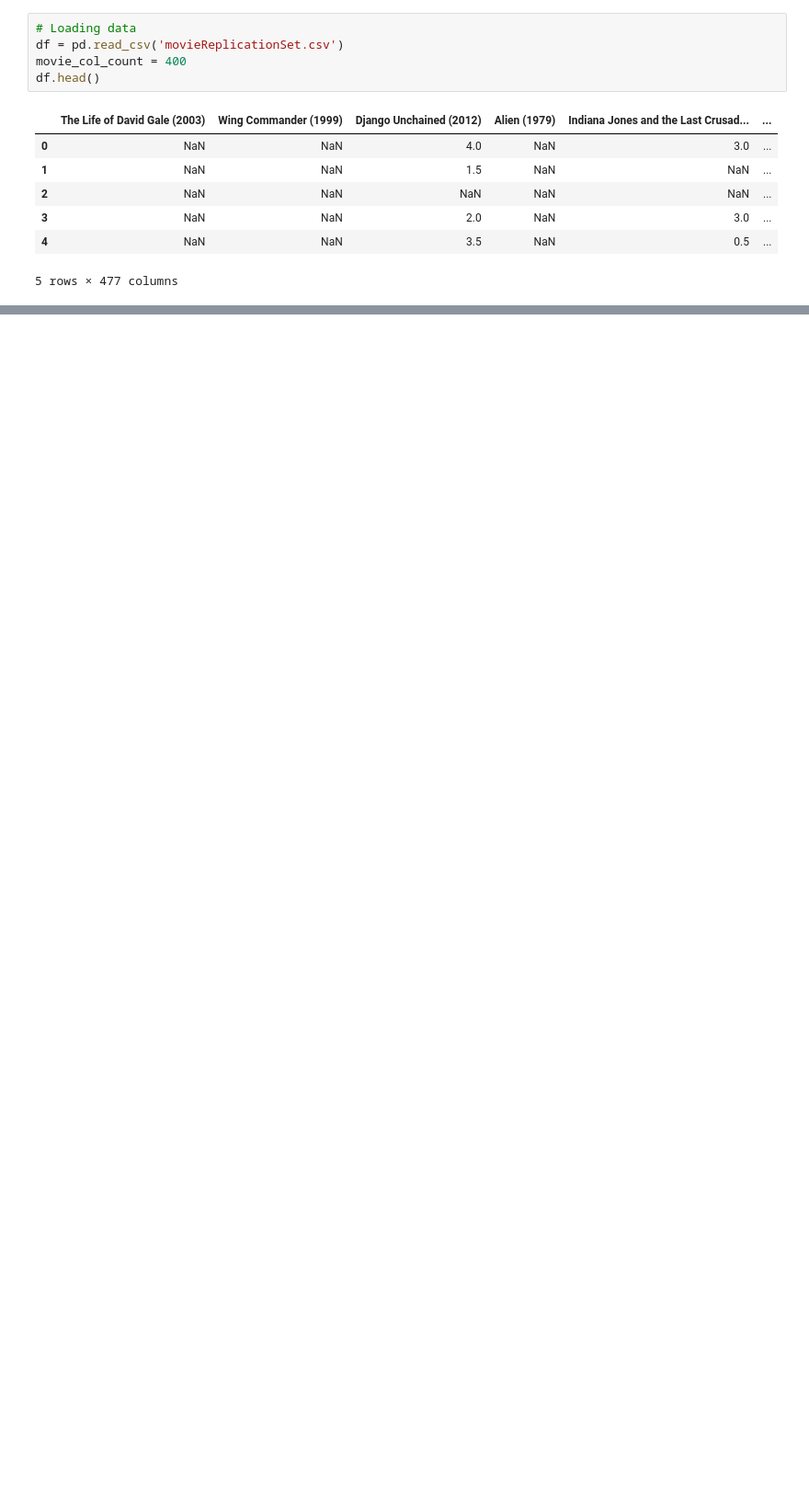
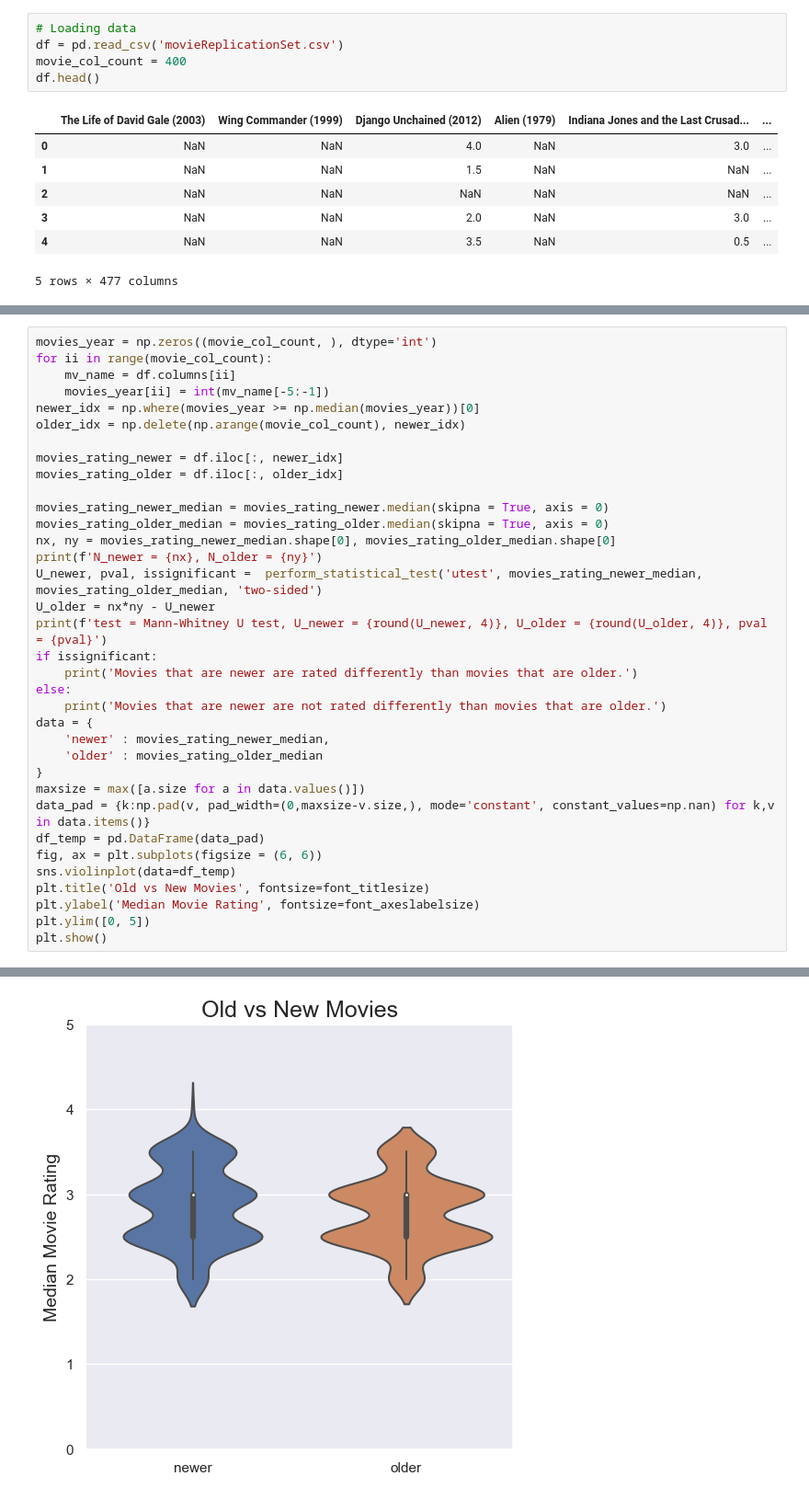
Before and after one commit to mindemory/datascience2022, a Jupyter notebook: datascience_project1.ipynb, the cells around one changed output, grey strips where cells are left out. Shown at 92% size. Saved outputs shown, nothing was run; the diff lists cells and outputs as text; blank space fills up the shorter version.

```diff
--- a/datascience_project1.ipynb
+++ b/datascience_project1.ipynb
@@ -123,0 +94,36 @@ plt.show()
+# %%
+movies_year = np.zeros((movie_col_count, ), dtype='int')
+for ii in range(movie_col_count):
+    mv_name = df.columns[ii]
+    movies_year[ii] = int(mv_name[-5:-1])
+newer_idx = np.where(movies_year >= np.median(movies_year))[0]
+older_idx = np.delete(np.arange(movie_col_count), newer_idx)
+
+movies_rating_newer = df.iloc[:, newer_idx]
+movies_rating_older = df.iloc[:, older_idx]
+
+movies_rating_newer_median = movies_rating_newer.median(skipna = True, axis = 0)
+movies_rating_older_median = movies_rating_older.median(skipna = True, axis = 0)
+nx, ny = movies_rating_newer_median.shape[0], movies_rating_older_median.shape[0]
+print(f'N_newer = {nx}, N_older = {ny}')
+U_newer, pval, issignificant =  perform_statistical_test('utest', movies_rating_newer_median, movies_rating_older_median, 'two-sided')
+U_older = nx*ny - U_newer
+print(f'test = Mann-Whitney U test, U_newer = {round(U_newer, 4)}, U_older = {round(U_older, 4)}, pval = {pval}')
+if issignificant:
+    print('Movies that are newer are rated differently than movies that are older.')
+else:
+    print('Movies that are newer are not rated differently than movies that are older.')
+data = {
+    'newer' : movies_rating_newer_median,
+    'older' : movies_rating_older_median
+}
+maxsize = max([a.size for a in data.values()])
+data_pad = {k:np.pad(v, pad_width=(0,maxsize-v.size,), mode='constant', constant_values=np.nan) for k,v in data.items()}
+df_temp = pd.DataFrame(data_pad)
+fig, ax = plt.subplots(figsize = (6, 6))
+sns.violinplot(data=df_temp)
+plt.title('Old vs New Movies', fontsize=font_titlesize)
+plt.ylabel('Median Movie Rating', fontsize=font_axeslabelsize)
+plt.ylim([0, 5])
+plt.show()
+# %% [output]
@@ -123,0 +133 @@ plt.show()
+[figure, added]
```
Also changed, not shown: parts of 37 cells of this notebook, 3 other files.
